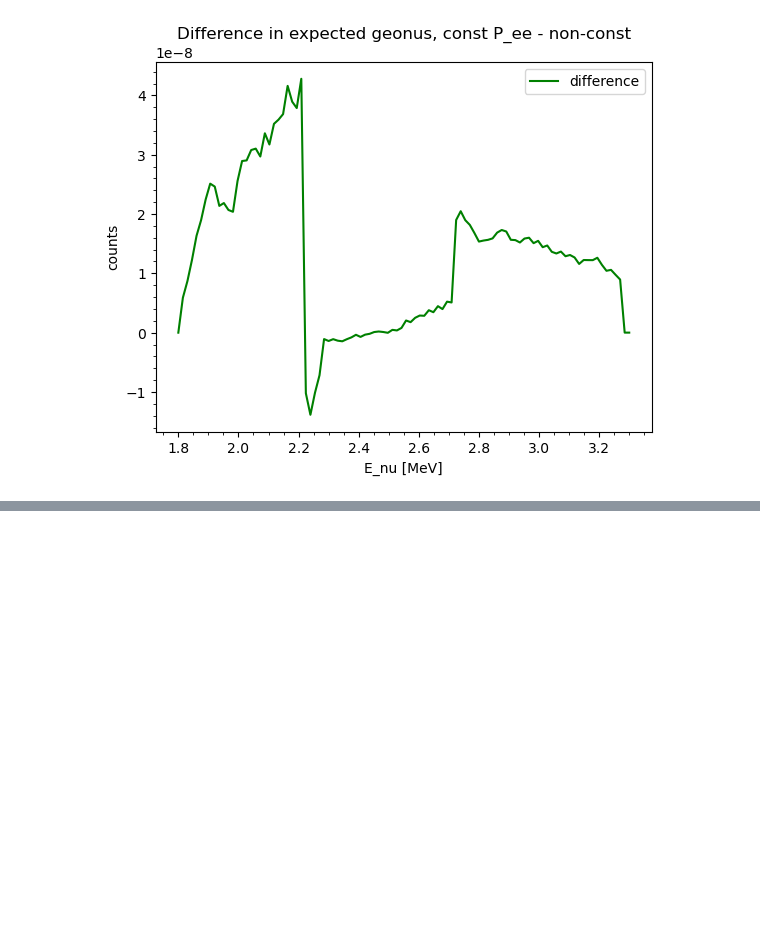
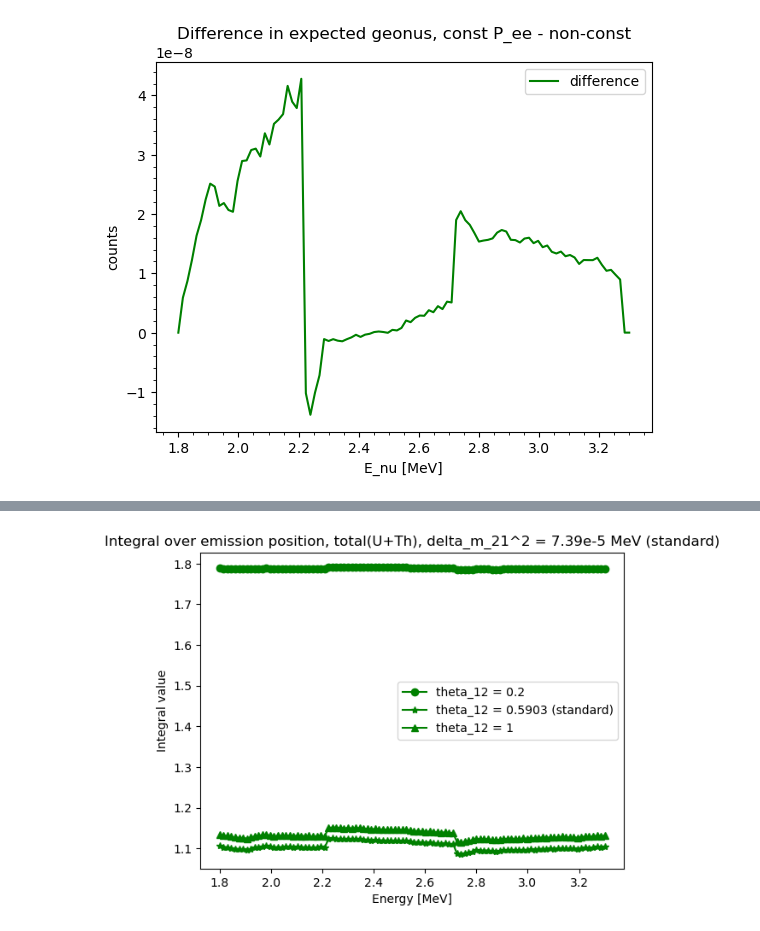
Before and after one commit to claradima/geonu_oscillation, a Jupyter notebook: Survival probability check corrected sigma IBD.ipynb, the cells around one changed output, grey strips where cells are left out. Cells and saved outputs as stored; diff of their text form; code cells hidden in the pictures; blank space fills up the shorter version.

Commit message:
Finished this notebook
Included comparisons between plots with different oscillation parameters

```diff
--- a/Survival probability check corrected sigma IBD.ipynb
+++ b/Survival probability check corrected sigma IBD.ipynb
@@ -654,0 +663,29 @@ plt.show()
+# %%
+#vary theta first
+
+#Compute Th integral using approximate P_ee formula and low theta
+Th_integral_values_theta_low = integral_over_positions_Th(mantle_crust_grid, energy_array, grid_1d_size, theta_12_low, delta_m_21_squared, A_Th_array, rho_array)
+# %%
+#Compute Th integral using approximate P_ee formula and high theta
+Th_integral_values_theta_high = integral_over_positions_Th(mantle_crust_grid, energy_array, grid_1d_size, theta_12_high, delta_m_21_squared, A_Th_array, rho_array)
+# %%
+#Compute U integral using approximate P_ee formula and low theta
+U_integral_values_theta_low = integral_over_positions_U(mantle_crust_grid, energy_array, grid_1d_size, theta_12_low, delta_m_21_squared, A_U_array, rho_array)
+# %%
+#Compute Th integral using approximate P_ee formula and low theta
+U_integral_values_theta_high = integral_over_positions_U(mantle_crust_grid, energy_array, grid_1d_size, theta_12_high, delta_m_21_squared, A_U_array, rho_array)
+# %%
+#make plots of integral to compare
+
+#Total
+
+plt.plot(energy_array, U_integral_values_theta_low + Th_integral_values_theta_low, marker='o', linestyle='-', color='g', label = 'theta_12 = 0.2')
+plt.plot(energy_array, U_integral_values + Th_integral_values, marker='*', linestyle='-', color='g', label = 'theta_12 = 0.5903 (standard)')
+plt.plot(energy_array, U_integral_values_theta_high + Th_integral_values_theta_high, marker='^', linestyle='-', color='g', label = 'theta_12 = 1')
+plt.xlabel('Energy [MeV]')
+plt.ylabel('Integral value')
+plt.title('Integral over emission position, total(U+Th), delta_m_21^2 = 7.39e-5 MeV (standard)')
+plt.legend()
+plt.show()
+# %% [output]
+[figure, added]
```
Also changed, not shown: parts of 18 cells of this notebook.
